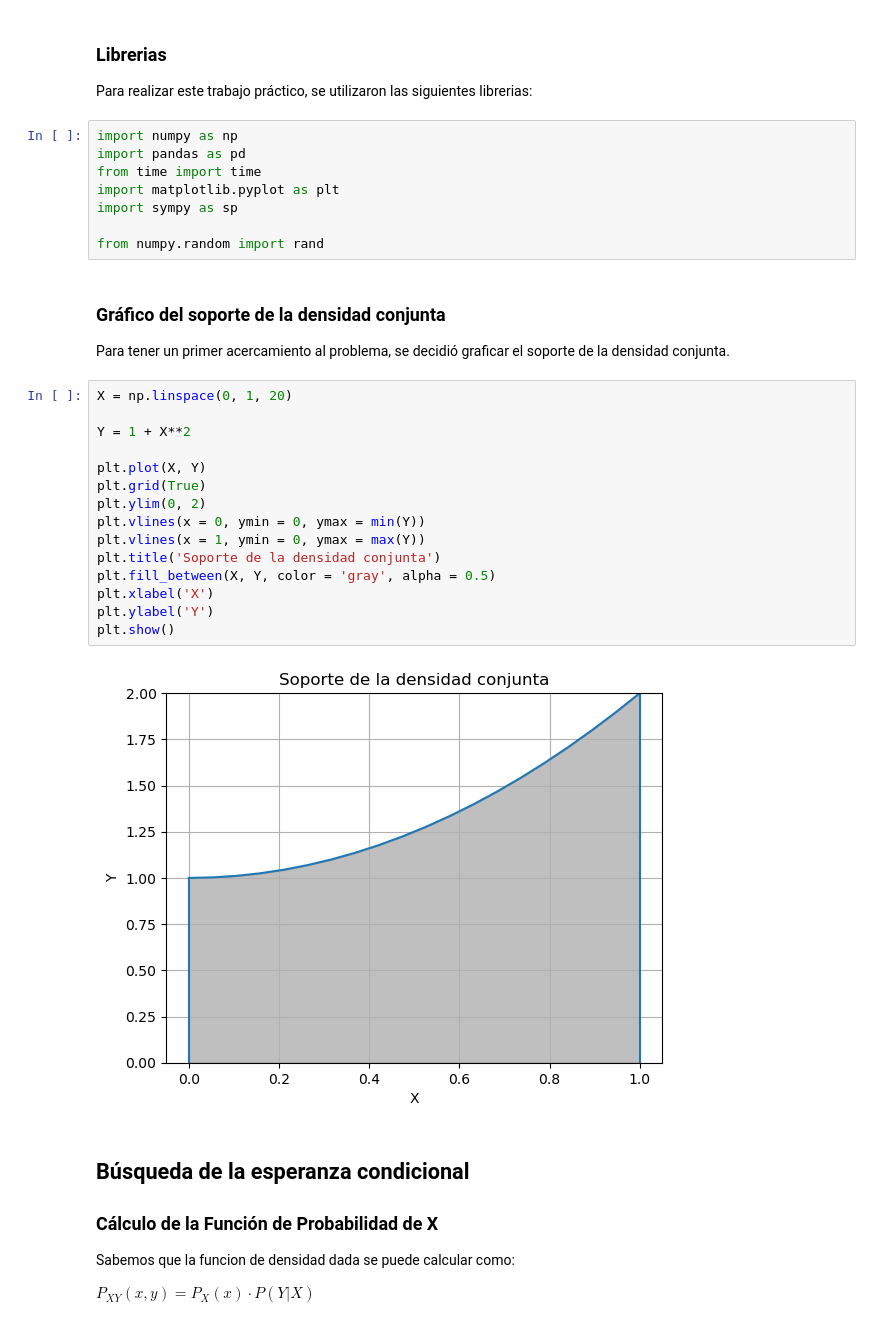
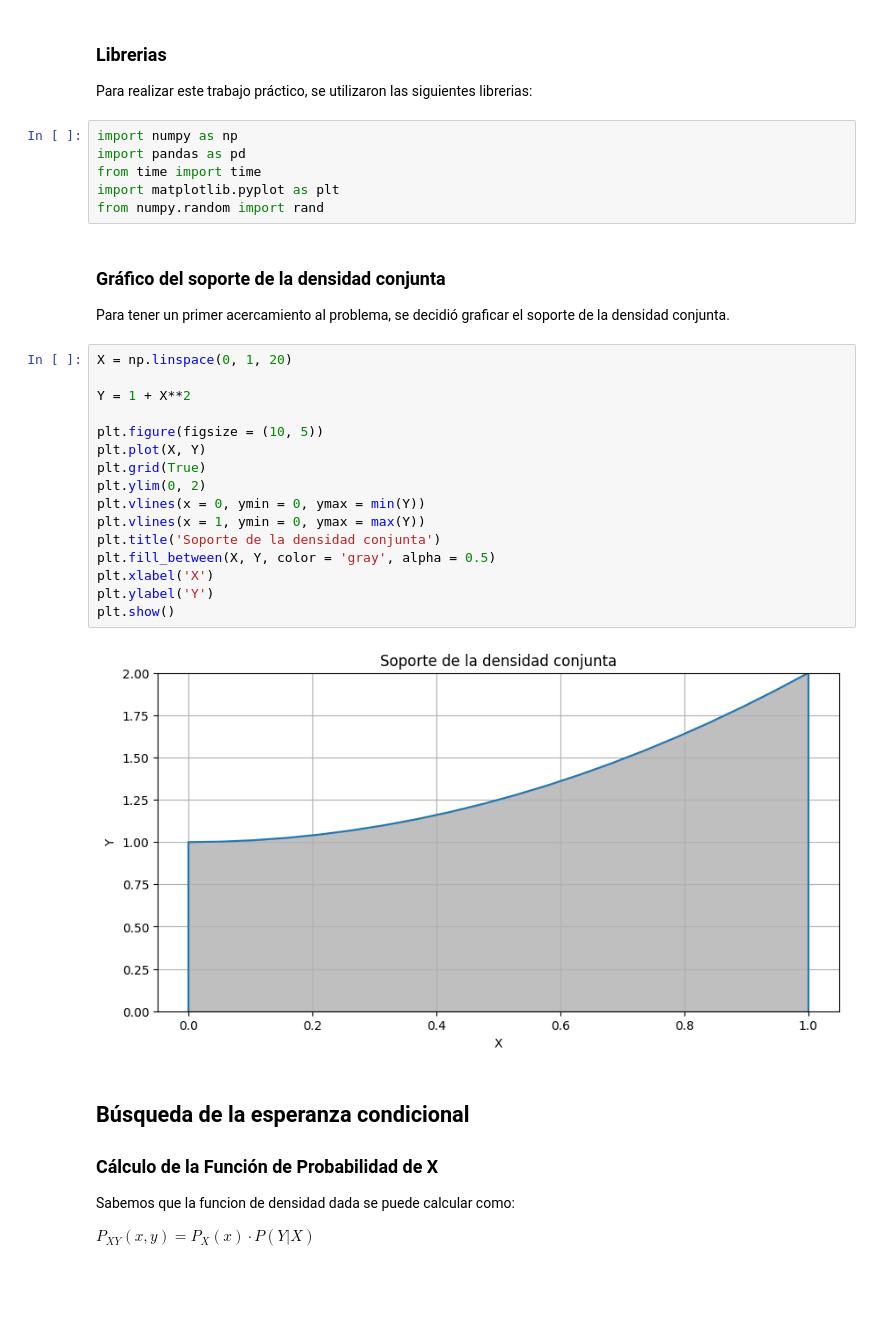
Before and after one commit to MaximilianoRodriguez01/TallerDeProcesamientoDeSenales, a Jupyter notebook: Clase14-03/obligatorio1.ipynb, the cells around one changed output. Cells and saved outputs as stored; diff of their text form; blank space fills up the shorter version.

```diff
--- a/Clase14-03/obligatorio1.ipynb
+++ b/Clase14-03/obligatorio1.ipynb
@@ -15,8 +15,6 @@ import numpy as np
 import pandas as pd
 from time import time
 import matplotlib.pyplot as plt
-import sympy as sp
-
 from numpy.random import rand
 # %% [markdown]
 ### Gráfico del soporte de la densidad conjunta
@@ -25,20 +23,21 @@ Para tener un primer acercamiento al problema, se decidió graficar el soporte d
 # %%
 X = np.linspace(0, 1, 20)
 
 Y = 1 + X**2
 
+plt.figure(figsize = (10, 5))
 plt.plot(X, Y)
 plt.grid(True)
 plt.ylim(0, 2)
 plt.vlines(x = 0, ymin = 0, ymax = min(Y))
 plt.vlines(x = 1, ymin = 0, ymax = max(Y))
 plt.title('Soporte de la densidad conjunta')
 plt.fill_between(X, Y, color = 'gray', alpha = 0.5)
 plt.xlabel('X')
 plt.ylabel('Y')
 plt.show()
 # %% [output]
-[figure, old version]
+[figure, new version]
 # %% [markdown]
 ## Búsqueda de la esperanza condicional
 
```
Also changed, not shown: parts of 21 cells of this notebook.
